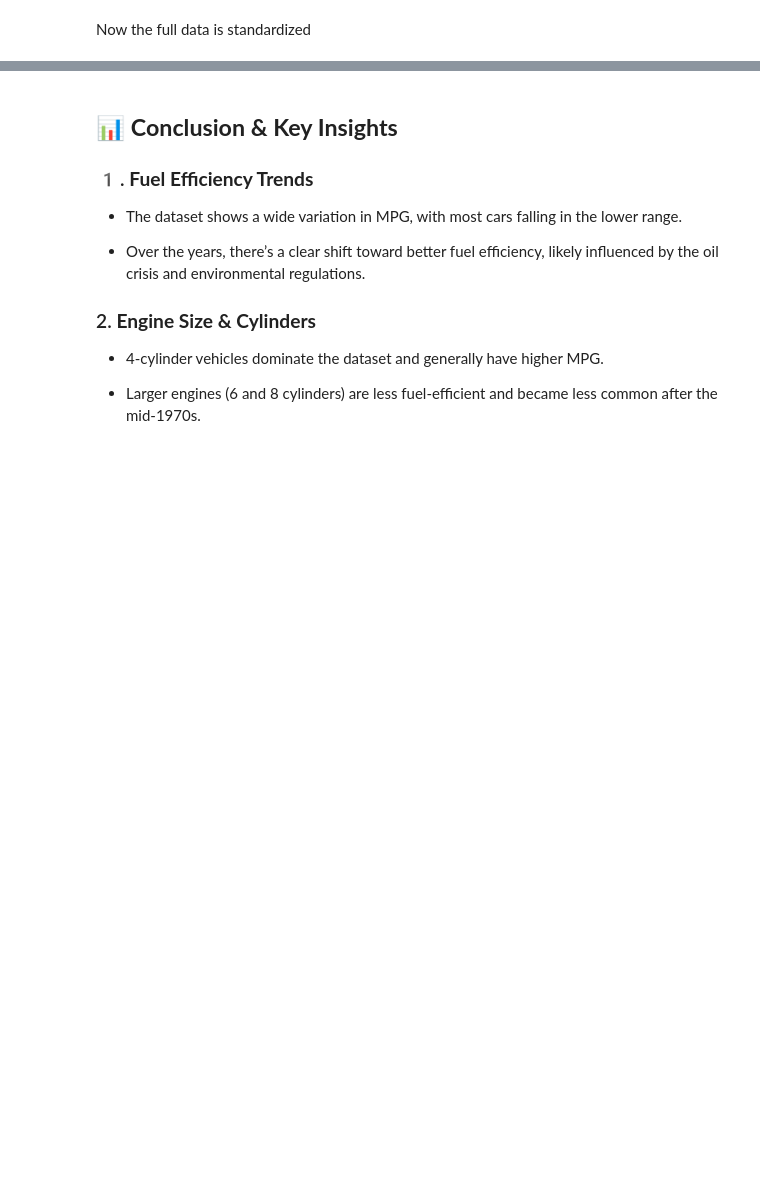
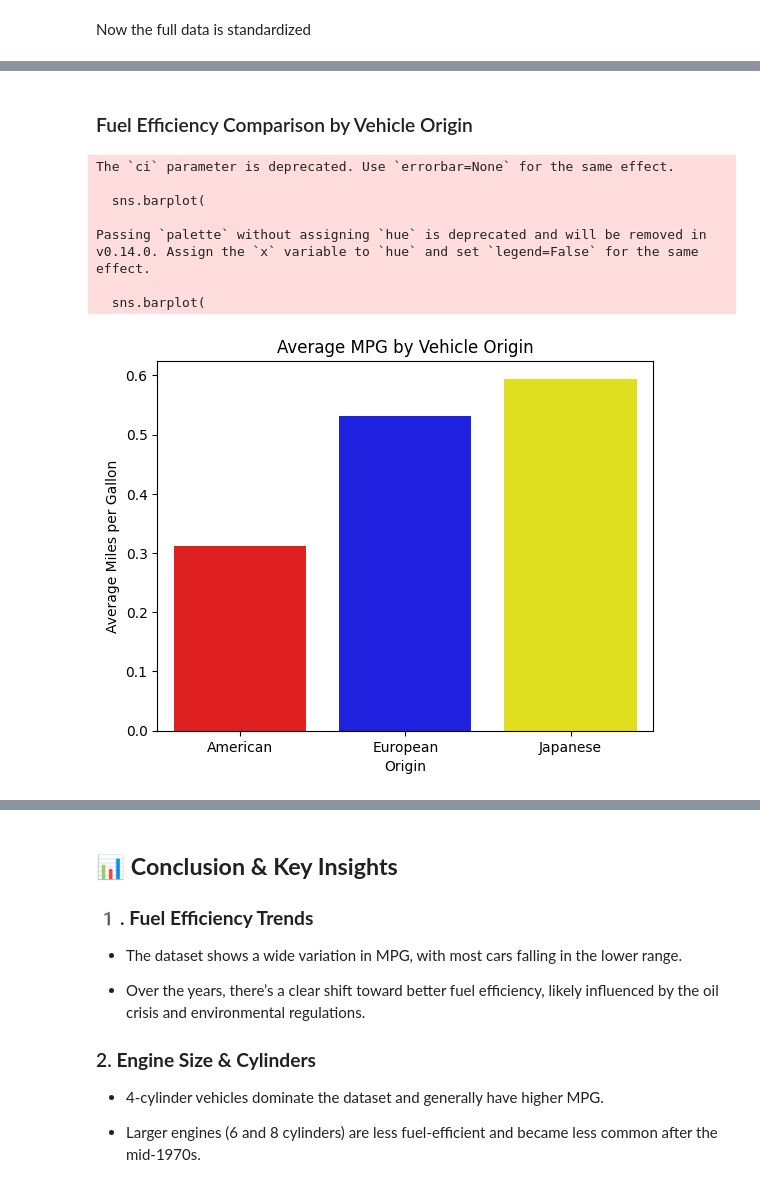
Before and after one commit to web-dev-champ/Auto-mpg, a Jupyter notebook: auto-mpg_EDA.ipynb, the cells around one changed output, grey strips where cells are left out. Cells and saved outputs as stored; diff of their text form; code cells hidden in the pictures; blank space fills up the shorter version.

```diff
--- a/auto-mpg_EDA.ipynb
+++ b/auto-mpg_EDA.ipynb
@@ -477,0 +497,27 @@ Now the full data is standardized
+# %% [markdown]
+### Fuel Efficiency Comparison by Vehicle Origin
+# %%
+origin_map = {1: 'American', 2: 'European', 3: 'Japanese'}
+data['origin_label'] = data['origin'].map(origin_map)
+
+# Bar Plot: Average MPG by Origin
+sns.barplot(
+    x='origin_label',
+    y='mpg',
+    data=data,
+    palette={'American':'red', 'European':'blue', 'Japanese':'yellow'},
+    ci=None
+)
+plt.title('Average MPG by Vehicle Origin')
+plt.xlabel('Origin')
+plt.ylabel('Average Miles per Gallon')
+plt.show()
+# %% [output]
+The `ci` parameter is deprecated. Use `errorbar=None` for the same effect.
+
+  sns.barplot(
+
+Passing `palette` without assigning `hue` is deprecated and will be removed in v0.14.0. Assign the `x` variable to `hue` and set `legend=False` for the same effect.
+
+  sns.barplot(
+[figure, added]
```
Also changed, not shown: parts of 4 cells of this notebook.
